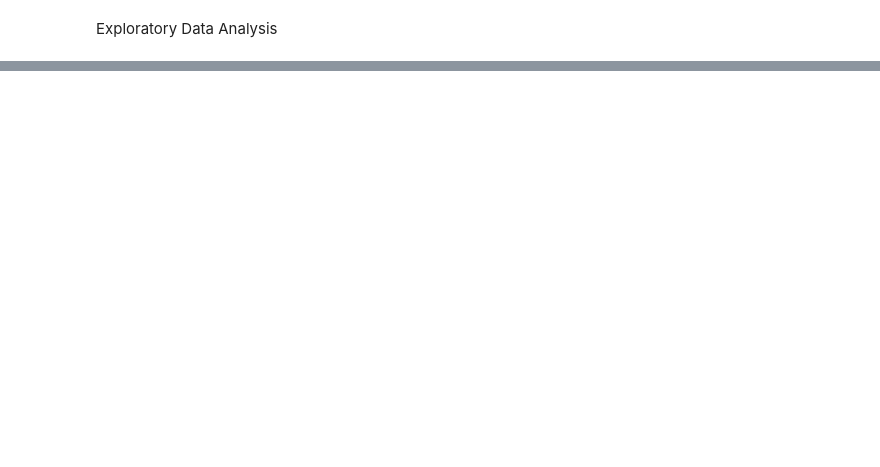
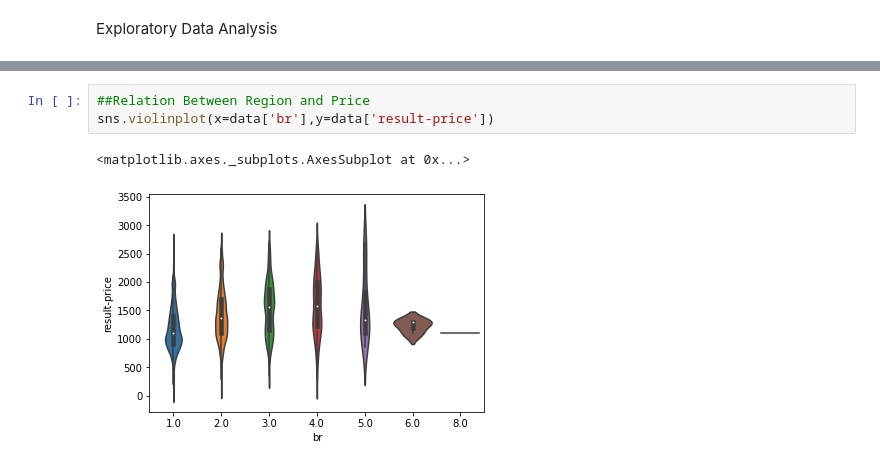
Before and after one commit to manthra16695/Code-360, a Jupyter notebook: House_Rent_Prediction.ipynb, the cells around one changed output, grey strips where cells are left out. Saved outputs shown, nothing was run; the diff lists cells and outputs as text; blank space fills up the shorter version.

```diff
--- a/House_Rent_Prediction.ipynb
+++ b/House_Rent_Prediction.ipynb
@@ -70,0 +149,6 @@ data['result-price']
+# %%
+##Relation Between Region and Price
+sns.violinplot(x=data['br'],y=data['result-price'])
+# %% [output]
+<matplotlib.axes._subplots.AxesSubplot at 0x...>
+[figure, added]
```
Also changed, not shown: parts of 11 cells of this notebook.
